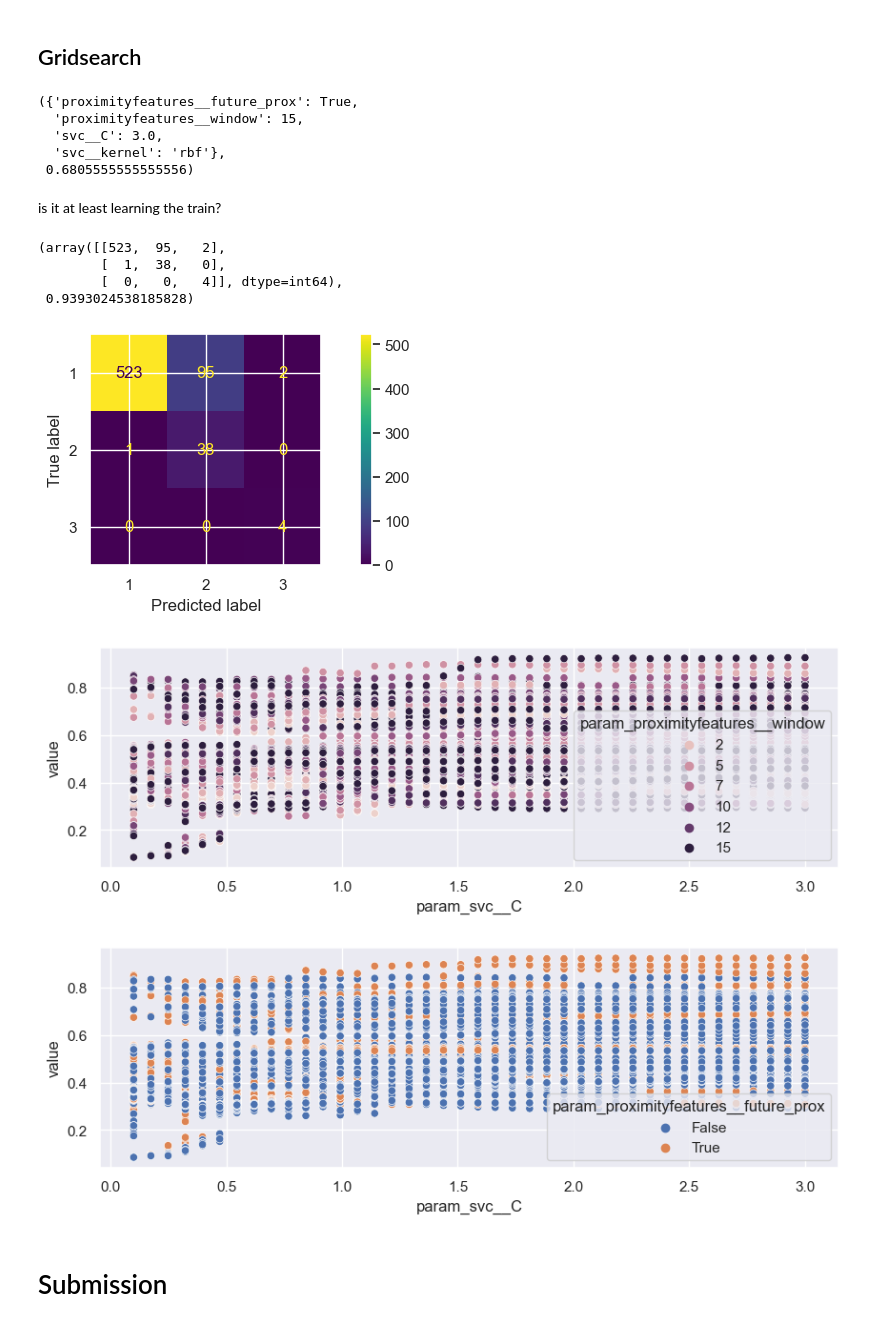
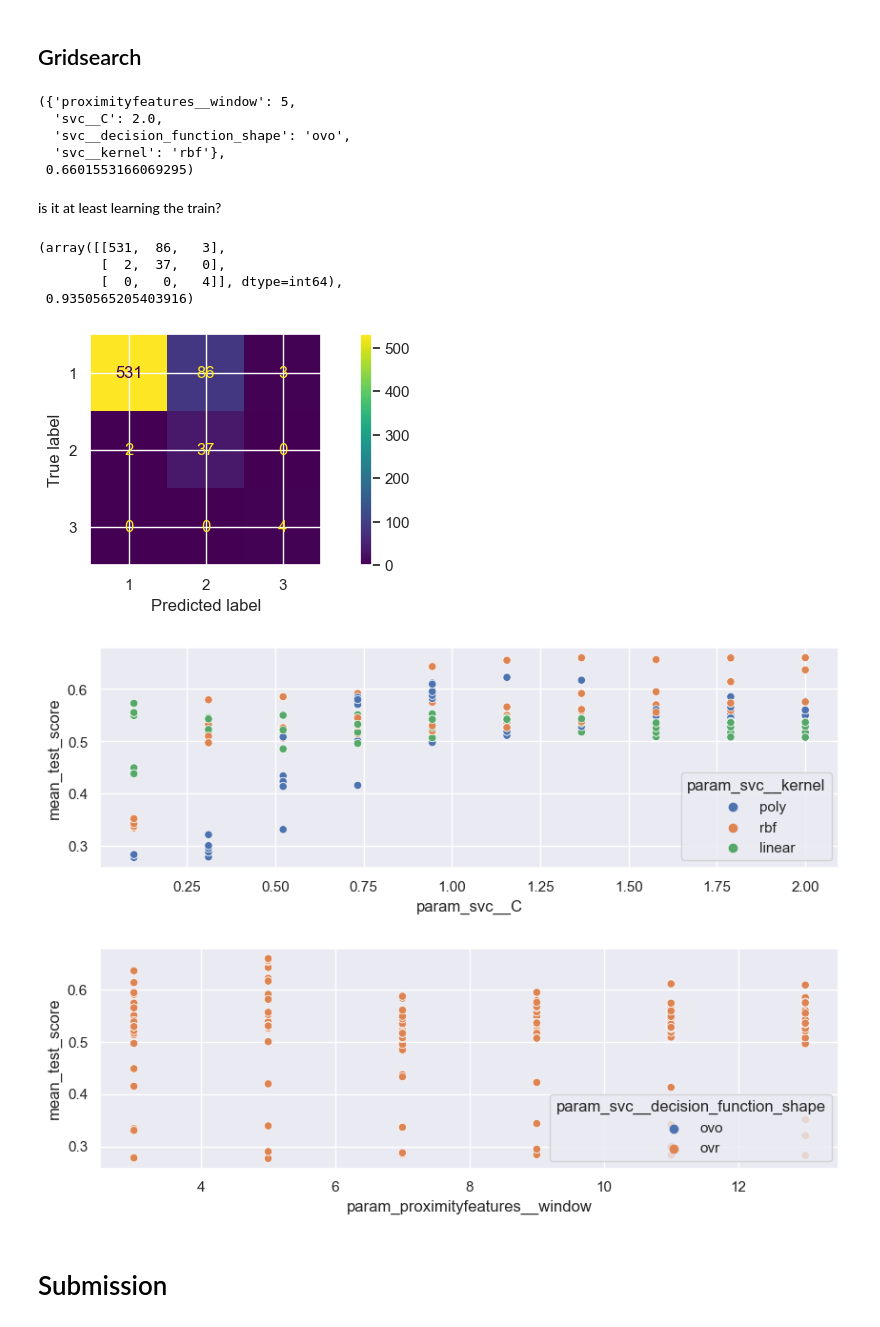
Before and after one commit to MattiaCastaldo/Hackaton_2023_G17, a Jupyter notebook: vicinity.ipynb, the cells around one changed output. Saved outputs shown, nothing was run; the diff lists cells and outputs as text; code cells hidden in the pictures.

```diff
--- a/vicinity.ipynb
+++ b/vicinity.ipynb
@@ -342,33 +342,39 @@ ProximityFeatures(window=5, future_prox=False).fit_transform(X=df_train.loc[:,['
 X_new = pd.concat([X,df_train.loc[:,['when_dt','main.pos', 'fun.pos']]], axis=1)
 # %%
 params = {
-    'proximityfeatures__window': [1,3,5,7,9,11,13,15],
-    'proximityfeatures__future_prox': [True,False],
-    'svc__C' : np.linspace(0.1,3,40),
-    'svc__kernel':['poly','rbf','linear']}
+    'proximityfeatures__window': [3,5,7,9,11,13],
+    # 'proximityfeatures__future_prox': [True,False],
+    'svc__C' : np.linspace(0.1,2,10),
+    'svc__kernel':['poly','rbf','linear'],
+    'svc__decision_function_shape':['ovo','ovr'],
+
+}
 # %%
-pipe = make_pipeline(
-    ProximityFeatures(),
-    SVC(class_weight='balanced',random_state=1789)
-)
+from util import OrdinalClassifier
+from sklearn.pipeline import Pipeline
+
+pipe = Pipeline([
+    ('proximityfeatures', ProximityFeatures()),
+    ('svc', SVC(class_weight='balanced',probability=True,random_state=1789))
+])
 from sklearn.model_selection import GridSearchCV, StratifiedKFold
-skf = StratifiedKFold(n_splits=4)
+
 cv = GridSearchCV(
     pipe,
     param_grid=params,
     scoring='balanced_accuracy',
     n_jobs=-1,
-    cv=skf.split(X_new, df_train.y)
+    cv=StratifiedKFold(n_splits=4).split(X_new, df_train.y)
 )
 cv.fit(X_new,df_train.y)
 
 cv.best_params_, cv.best_score_
 # %% [output]
-({'proximityfeatures__future_prox': True,
-  'proximityfeatures__window': 15,
-  'svc__C': 3.0,
+({'proximityfeatures__window': 5,
+  'svc__C': 2.0,
+  'svc__decision_function_shape': 'ovo',
   'svc__kernel': 'rbf'},
- 0.6805555555555556)
+ 0.6601553166069295)
 # %% [markdown]
 is it at least learning the train?
 # %%
@@ -377,20 +383,20 @@ ConfusionMatrixDisplay.from_predictions(df_train.y, y_hat)
 
 confusion_matrix(df_train.y,y_hat),balanced_accuracy_score(df_train.y, y_hat)
 # %% [output]
-(array([[523,  95,   2],
-        [  1,  38,   0],
+(array([[531,  86,   3],
+        [  2,  37,   0],
         [  0,   0,   4]], dtype=int64),
- 0.9393024538185828)
+ 0.9350565205403916)
-[figure, old version]
+[figure, new version]
 # %%
 from util import plot_cv_results
 
-plot_cv_results(cv, 'param_svc__C', 'param_proximityfeatures__window')
+plot_cv_results(cv, 'param_svc__C', 'param_svc__kernel')
 plt.show()
-plot_cv_results(cv, 'param_svc__C', 'param_proximityfeatures__future_prox')
+plot_cv_results(cv, 'param_proximityfeatures__window', 'param_svc__decision_function_shape')
 # %% [output]
-[figure, old version]
+[figure, new version]
-[figure, old version]
+[figure, new version]
 # %% [markdown]
 # Submission
 # %%
```
Also changed, not shown: parts of 2 cells of this notebook, 4 other files.
